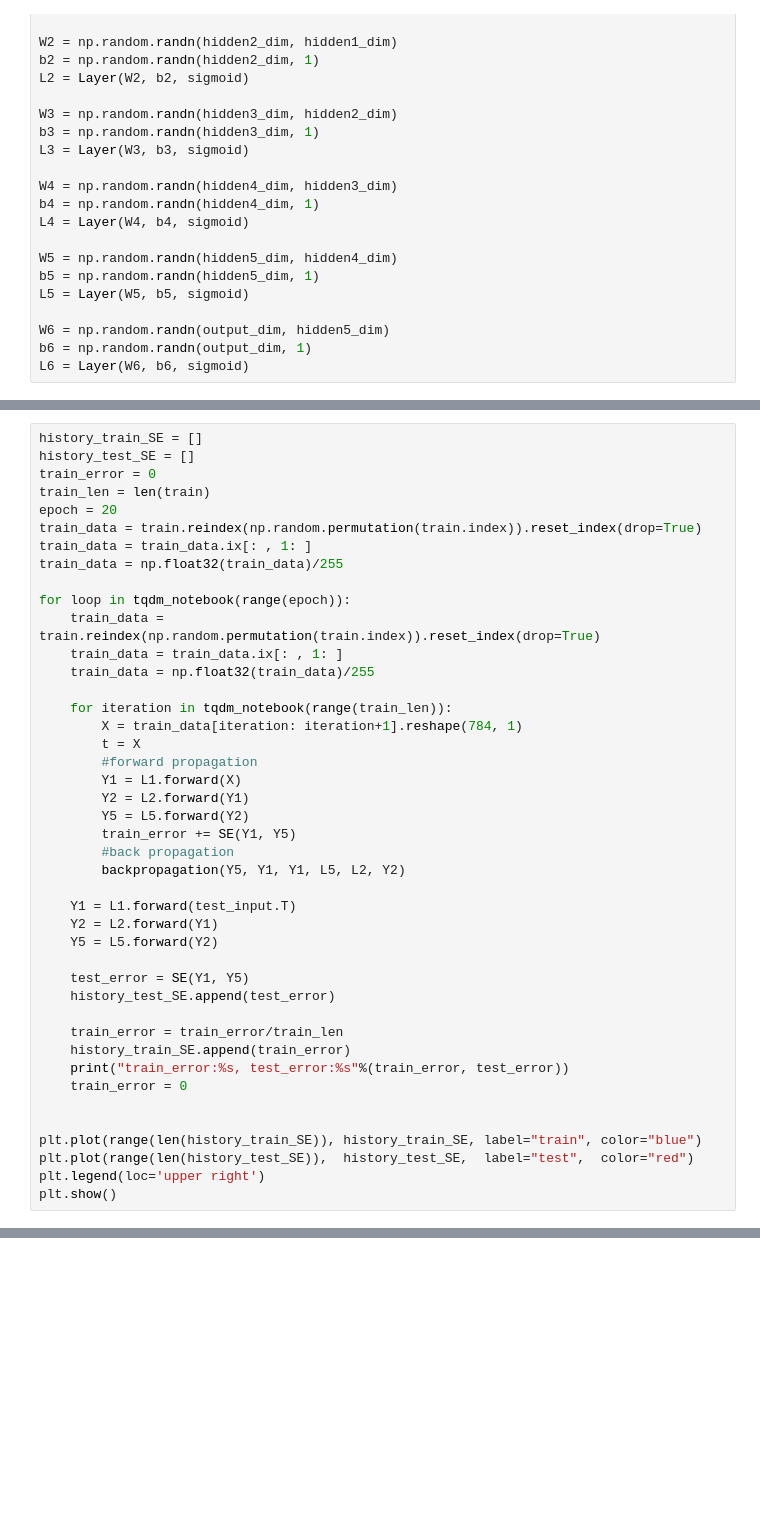
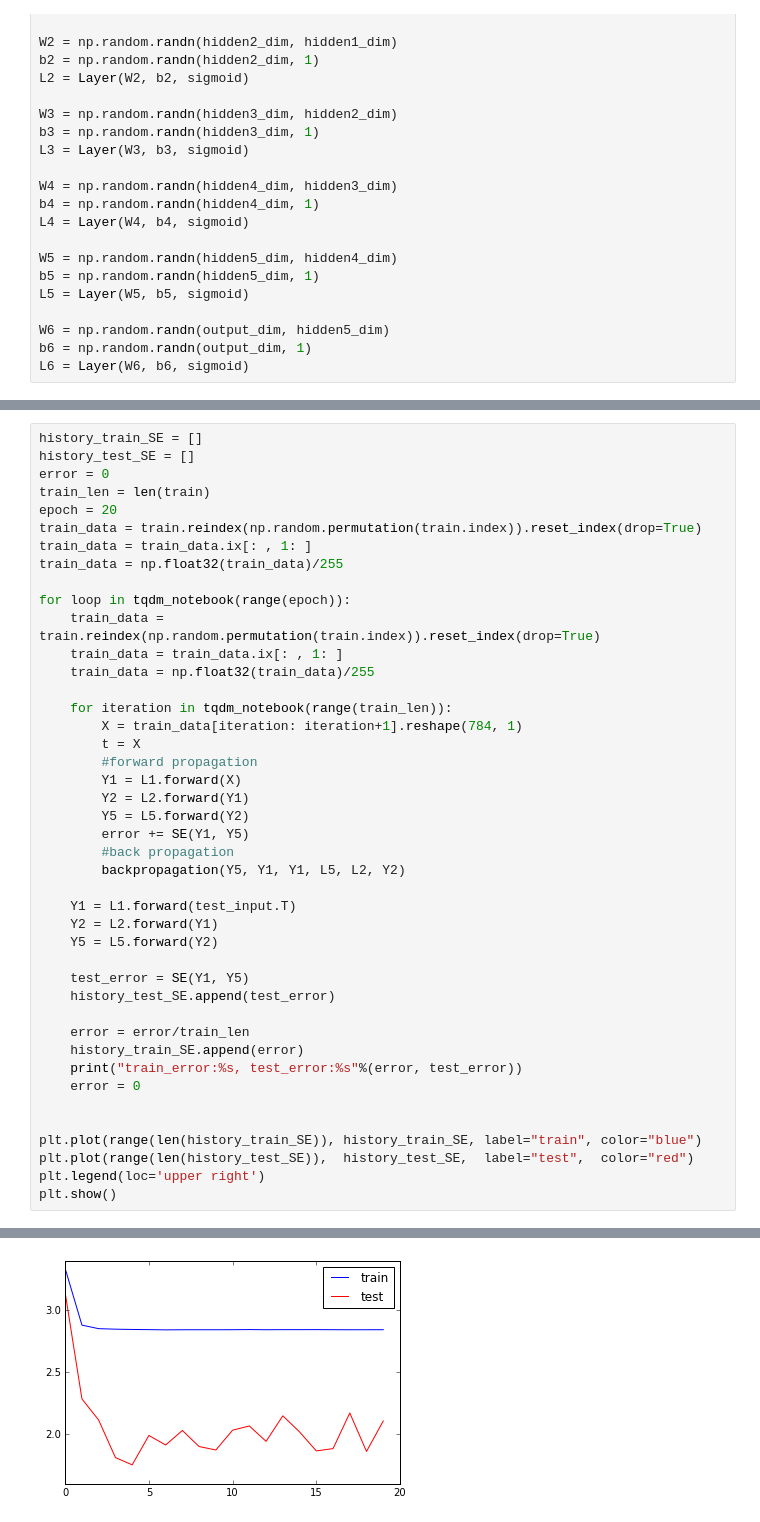
Before and after one commit to ShunOnoda/AutoEncoder, a Jupyter notebook: StackedAutoEncoder.ipynb, the cells around one changed output, grey strips where cells are left out. Saved outputs shown, nothing was run; the diff lists cells and outputs as text; blank space fills up the shorter version.

```diff
--- a/StackedAutoEncoder.ipynb
+++ b/StackedAutoEncoder.ipynb
@@ -149,7 +171,7 @@ plt.show()
 # %%
 history_train_SE = []
 history_test_SE = []
-train_error = 0
+error = 0
 train_len = len(train)
 epoch = 20
 train_data = train.reindex(np.random.permutation(train.index)).reset_index(drop=True)
@@ -168,7 +190,7 @@ for loop in tqdm_notebook(range(epoch)):
         Y1 = L1.forward(X)
         Y2 = L2.forward(Y1)
         Y5 = L5.forward(Y2)
-        train_error += SE(Y1, Y5)
+        error += SE(Y1, Y5)
         #back propagation
         backpropagation(Y5, Y1, Y1, L5, L2, Y2)
 
@@ -179,13 +201,14 @@ for loop in tqdm_notebook(range(epoch)):
     test_error = SE(Y1, Y5)
     history_test_SE.append(test_error)
 
-    train_error = train_error/train_len
-    history_train_SE.append(train_error)
-    print("train_error:%s, test_error:%s"%(train_error, test_error))
-    train_error = 0
+    error = error/train_len
+    history_train_SE.append(error)
+    print("train_error:%s, test_error:%s"%(error, test_error))
+    error = 0
 
 
 plt.plot(range(len(history_train_SE)), history_train_SE, label="train", color="blue")
 plt.plot(range(len(history_test_SE)),  history_test_SE,  label="test",  color="red")
 plt.legend(loc='upper right')
 plt.show()
+# %% [output]
@@ -192,3 +235,4 @@ plt.show()
+[figure, added]
 # %%
 history_train_SE = []
 history_test_SE = []
```
Also changed, not shown: parts of 6 cells of this notebook.
